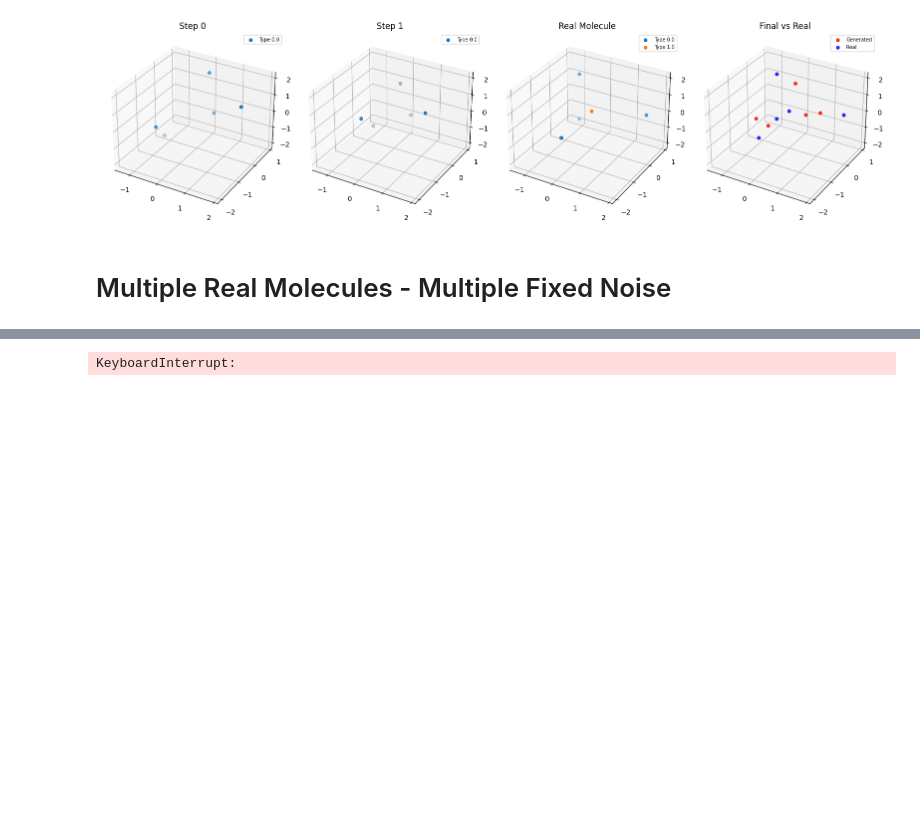
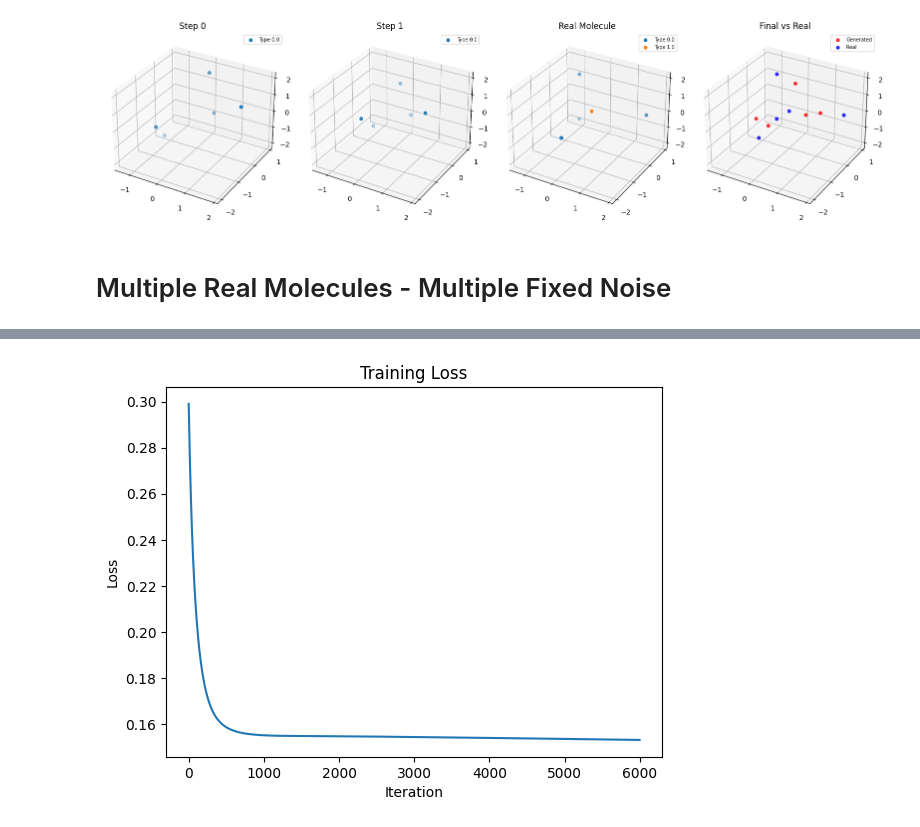
Before and after one commit to edovergna/equi-drifting, a Jupyter notebook: notebooks/gnn_experiment.ipynb, the cells around one changed output, grey strips where cells are left out. Saved outputs shown, nothing was run; the diff lists cells and outputs as text; code cells hidden in the pictures; blank space fills up the shorter version.

Commit message:
Multiple real mols is working

```diff
--- a/notebooks/gnn_experiment.ipynb
+++ b/notebooks/gnn_experiment.ipynb
@@ -1008,6 +1008,7 @@ def kabsch_align_pyg(P: torch.Tensor, Q: torch.Tensor,
     # Outer product per node: [N_total, 3, 3], then sum within each molecule.
     outer = P_c.unsqueeze(2) * Q_c.unsqueeze(1)  # [N_total, 3, 3]
     H = scatter_mean(outer, batch, dim=0) * (outer.shape[0] / n_mols)
+    H = H + 1e-4 * torch.eye(3, device=H.device).expand_as(H)
 
     # Note: scatter_mean gives the mean; multiplying by nodes-per-mol recovers
     # the sum. Since SVD's rotation is invariant to positive scaling of H,
@@ -1505,18 +1506,18 @@ import torch
 import torch.nn.functional as F
 
 N_REAL_MOLS = 5
-N_GEN_MOLS = 10
+N_GEN_MOLS = 25
 NUM_ATOMS = 5
 
 NUM_ATOM_TYPES = 5
-NUM_BLOCKS = 1
-HIDDEN_NF = 64
+NUM_BLOCKS = 4
+HIDDEN_NF = 256
 TANH_COORD_UPDATES = False
 ATTENTION = False
 AGGR_TYPE = "sum"
 
-NUM_ITERS = 15000
-LR = 0.0001
+NUM_ITERS = 6000
+LR = 0.001
 
 device = torch.device("cuda" if torch.cuda.is_available() else "cpu")
 
@@ -1534,9 +1535,11 @@ real_pos = center_positions_per_mol(
 )
 real_pos = real_pos / real_pos.std(dim=0)
 real_pos = real_pos.to(device)
+real_pos_unrepeated = real_pos.clone()
 real_pos = real_pos.repeat(N_GEN_MOLS, 1)
 real_types = filtered_dataset.real_atom_types
 real_types = real_types.to(device)
+real_types_unrepeated = real_types.clone()
 real_types = real_types.repeat(N_GEN_MOLS, 1)
 
 real_mol_combined = torch.cat([real_pos, real_types], dim=1)
@@ -1614,7 +1617,6 @@ for iter in range(NUM_ITERS):
     loss.backward()
     optimizer.step()
     loss_list.append(loss.mean().item())
-    print(f"Iter {iter}: Loss = {loss.mean().item()}")
     if (iter + 1) % 100 == 0:
         print(f"Iter {iter}: Loss = {loss.mean().item()}")
 
@@ -1640,2 +1642,2 @@ gen_pos stats: nan nan
-KeyboardInterrupt:
+[figure, added]
 # %%
```
Also changed, not shown: parts of 2 cells of this notebook.
